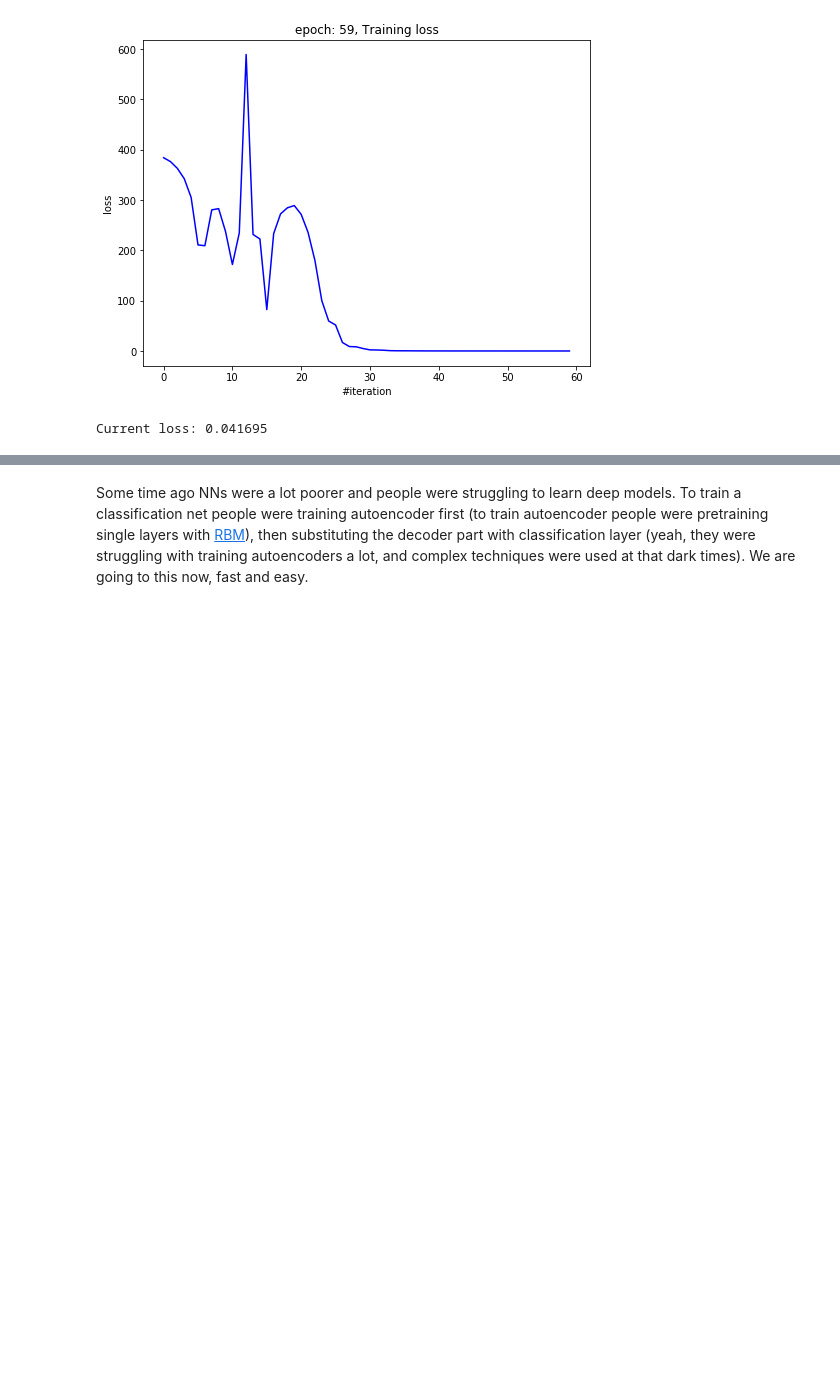
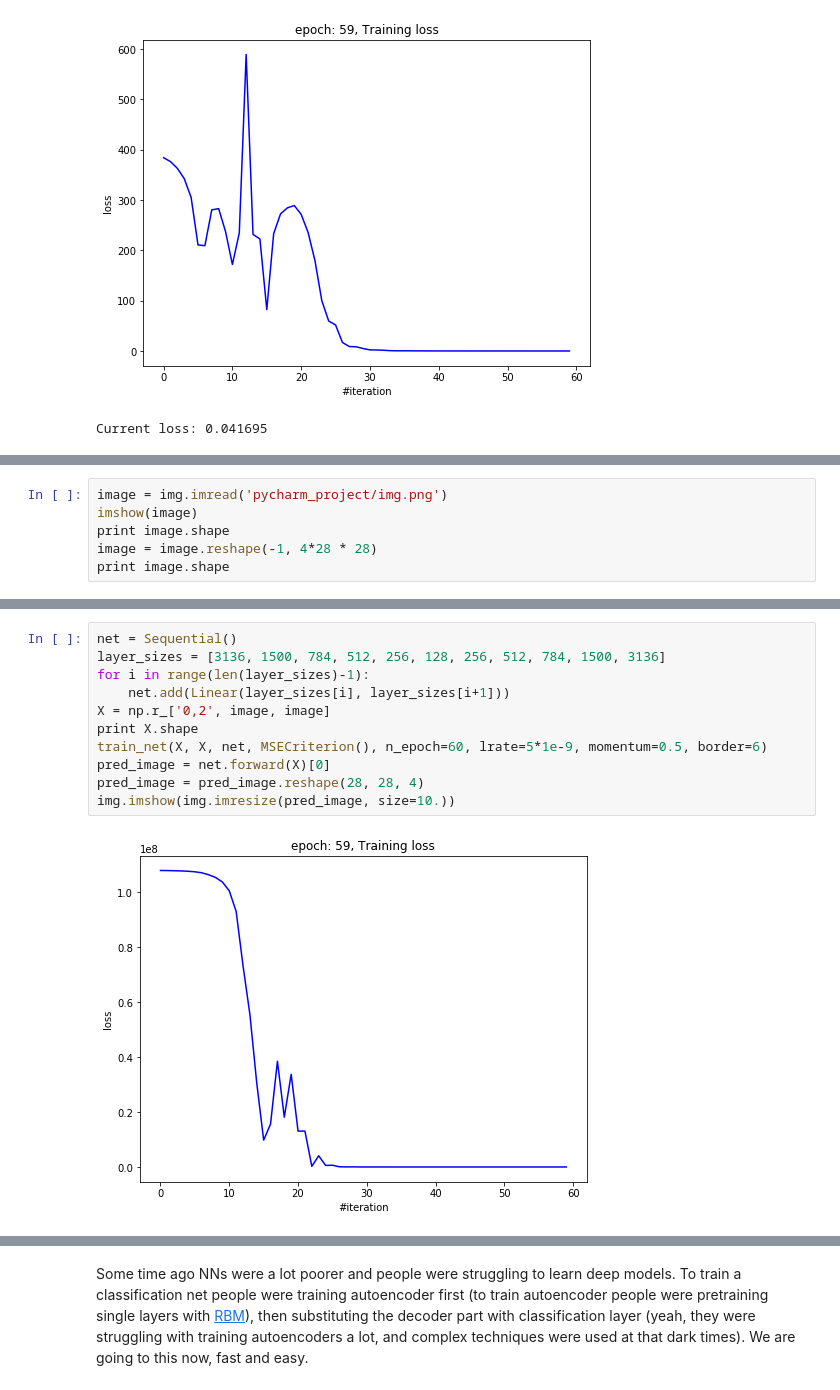
Before and after one commit to KaloshinPE/machinelearning_6sem, a Jupyter notebook: task5/hw1_main.ipynb, the cells around one changed output, grey strips where cells are left out. Saved outputs shown, nothing was run; the diff lists cells and outputs as text; blank space fills up the shorter version.

```diff
--- a/task5/hw1_main.ipynb
+++ b/task5/hw1_main.ipynb
@@ -556,0 +560,6 @@ Current loss: 0.041695
+# %%
+image = img.imread('pycharm_project/img.png')
+imshow(image)
+print image.shape
+image = image.reshape(-1, 4*28 * 28)
+print image.shape
@@ -556,0 +570,13 @@ Current loss: 0.041695
+# %%
+net = Sequential()
+layer_sizes = [3136, 1500, 784, 512, 256, 128, 256, 512, 784, 1500, 3136]
+for i in range(len(layer_sizes)-1):
+    net.add(Linear(layer_sizes[i], layer_sizes[i+1]))
+X = np.r_['0,2', image, image]
+print X.shape
+train_net(X, X, net, MSECriterion(), n_epoch=60, lrate=5*1e-9, momentum=0.5, border=6)
+pred_image = net.forward(X)[0]
+pred_image = pred_image.reshape(28, 28, 4)
+img.imshow(img.imresize(pred_image, size=10.))
+# %% [output]
+[figure, added]
```
Also changed, not shown: parts of 8 cells of this notebook.
